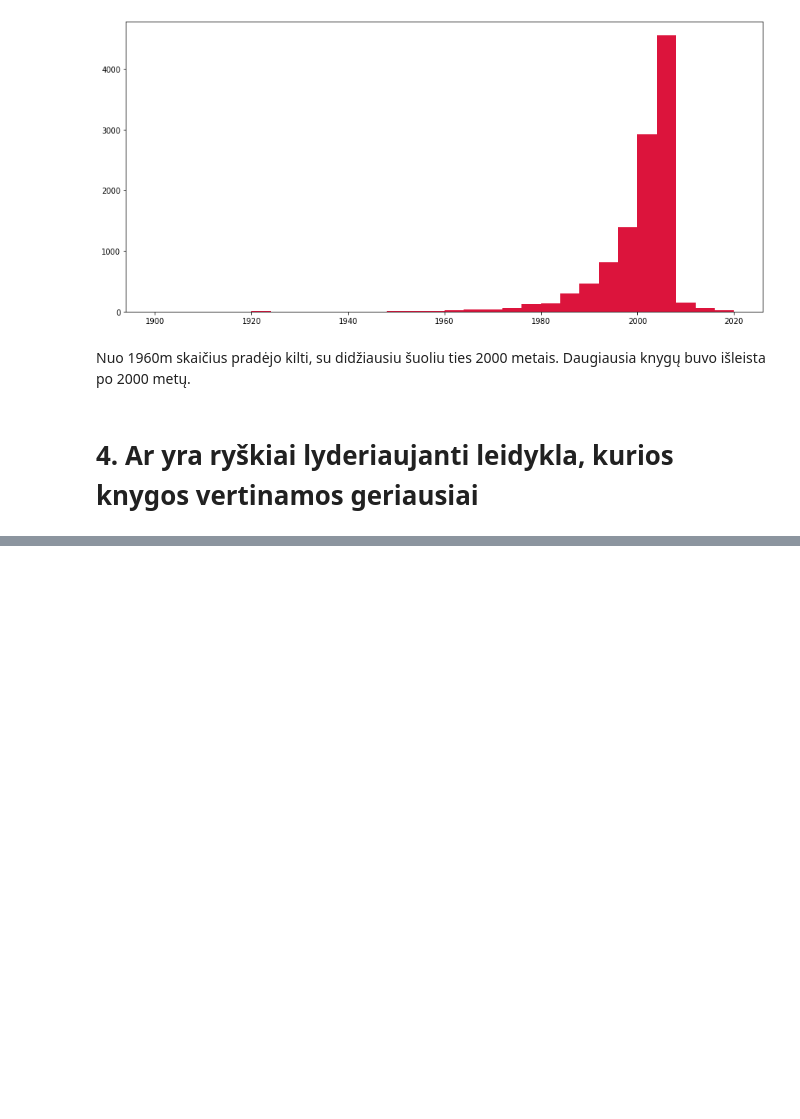
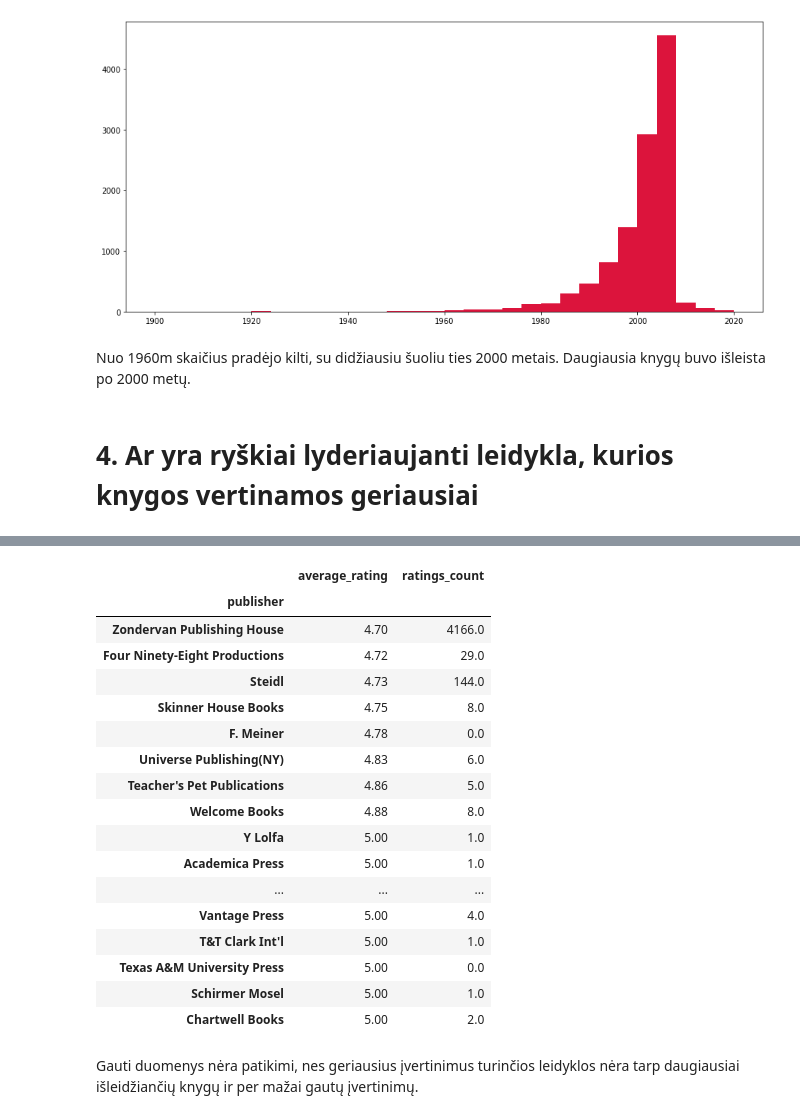
Before and after one commit to GretaMatu/python_mokymai, a Jupyter notebook: baigiamasis_darbas.ipynb, the cells around one changed output, grey strips where cells are left out. Saved outputs shown, nothing was run; the diff lists cells and outputs as text; code cells hidden in the pictures; blank space fills up the shorter version.

```diff
--- a/baigiamasis_darbas.ipynb
+++ b/baigiamasis_darbas.ipynb
@@ -271,0 +301,24 @@ Nuo 1960m skaičius pradėjo kilti, su didžiausiu šuoliu ties 2000 metais. Dau
+# %%
+grouped = books.groupby(['publisher'])[['average_rating', 'ratings_count']].mean().sort_values(by='average_rating')
+grouped.tail(20)
+# %% [output]
+|  | average_rating | ratings_count |
+| publisher |  |  |
+| Zondervan Publishing House | 4.70 | 4166.0 |
+| Four Ninety-Eight Productions | 4.72 | 29.0 |
+| Steidl | 4.73 | 144.0 |
+| Skinner House Books | 4.75 | 8.0 |
+| F. Meiner | 4.78 | 0.0 |
+| Universe Publishing(NY) | 4.83 | 6.0 |
+| Teacher's Pet Publications | 4.86 | 5.0 |
+| Welcome Books | 4.88 | 8.0 |
+| Y Lolfa | 5.00 | 1.0 |
+| Academica Press | 5.00 | 1.0 |
+| ... | ... | ... |
+| Vantage Press | 5.00 | 4.0 |
+| T&T Clark Int'l | 5.00 | 1.0 |
+| Texas A&M University Press | 5.00 | 0.0 |
+| Schirmer Mosel | 5.00 | 1.0 |
+| Chartwell Books | 5.00 | 2.0 |
+# %% [markdown]
+Gauti duomenys nėra patikimi, nes geriausius įvertinimus turinčios leidyklos nėra tarp daugiausiai išleidžiančių knygų ir per mažai gautų įvertinimų.
```
Also changed, not shown: parts of 2 cells of this notebook.
